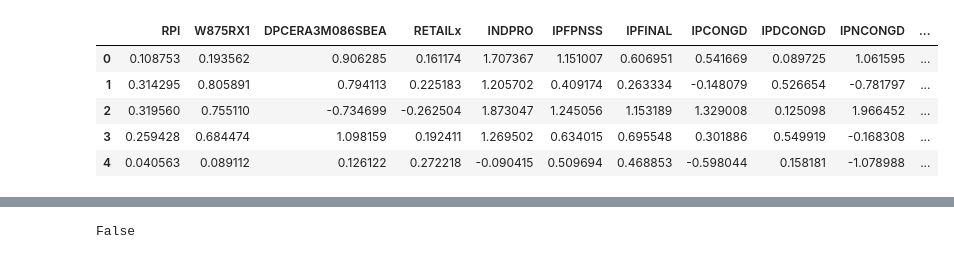
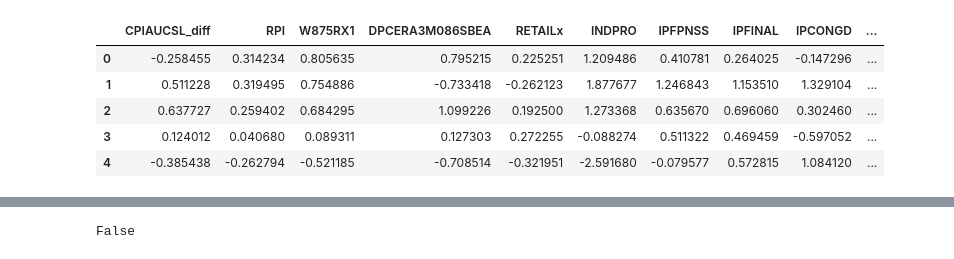
Before and after one commit to caiobaptistaa/Econometria-4_PUC-Rio, a Jupyter notebook: LSTM_Recurrent_Neural_Net.ipynb, the cells around one changed output, grey strips where cells are left out. Saved outputs shown, nothing was run; the diff lists cells and outputs as text; code cells hidden in the pictures.

```diff
--- a/LSTM_Recurrent_Neural_Net.ipynb
+++ b/LSTM_Recurrent_Neural_Net.ipynb
@@ -140,0 +141,5 @@ plt.plot(SP500_ts)
+# %%
+df = df.drop(columns = ["sasdate"]).astype(float)
+df = df.reset_index(drop=True)
+# %%
+data = pd.merge(CPI, df, left_index = True, right_index = True)
@@ -141,7 +155,5 @@ plt.plot(SP500_ts)
 # %%
 date = pd.to_datetime(date['sasdate'])
-# %%
-data = df.drop(columns = "sasdate")
 # %%
 scaler = StandardScaler()
 # %%
@@ -149,13 +161,13 @@ scaler = scaler.fit(data)
 # %%
 data_scaled = scaler.transform(data)
 # %%
-data_scaled_df = pd.DataFrame(data_scaled, columns = data.columns)
+data_new = pd.DataFrame(data_scaled, columns = data.columns)
 # %%
-data_scaled_df.head()
+data_new.head()
 # %% [output]
-|  | RPI | W875RX1 | DPCERA3M086SBEA | RETAILx | INDPRO | IPFPNSS | IPFINAL | IPCONGD | IPDCONGD | IPNCONGD | ... |
-| 0 | 0.108753 | 0.193562 | 0.906285 | 0.161174 | 1.707367 | 1.151007 | 0.606951 | 0.541669 | 0.089725 | 1.061595 | ... |
-| 1 | 0.314295 | 0.805891 | 0.794113 | 0.225183 | 1.205702 | 0.409174 | 0.263334 | -0.148079 | 0.526654 | -0.781797 | ... |
-| 2 | 0.319560 | 0.755110 | -0.734699 | -0.262504 | 1.873047 | 1.245056 | 1.153189 | 1.329008 | 0.125098 | 1.966452 | ... |
-| 3 | 0.259428 | 0.684474 | 1.098159 | 0.192411 | 1.269502 | 0.634015 | 0.695548 | 0.301886 | 0.549919 | -0.168308 | ... |
-| 4 | 0.040563 | 0.089112 | 0.126122 | 0.272218 | -0.090415 | 0.509694 | 0.468853 | -0.598044 | 0.158181 | -1.078988 | ... |
+|  | CPIAUCSL_diff | RPI | W875RX1 | DPCERA3M086SBEA | RETAILx | INDPRO | IPFPNSS | IPFINAL | IPCONGD | ... |
+| 0 | -0.258455 | 0.314234 | 0.805635 | 0.795215 | 0.225251 | 1.209486 | 0.410781 | 0.264025 | -0.147296 | ... |
+| 1 | 0.511228 | 0.319495 | 0.754886 | -0.733418 | -0.262123 | 1.877677 | 1.246843 | 1.153510 | 1.329104 | ... |
+| 2 | 0.637727 | 0.259402 | 0.684295 | 1.099226 | 0.192500 | 1.273368 | 0.635670 | 0.696060 | 0.302460 | ... |
+| 3 | 0.124012 | 0.040680 | 0.089311 | 0.127303 | 0.272255 | -0.088274 | 0.511322 | 0.469459 | -0.597052 | ... |
+| 4 | -0.385438 | -0.262794 | -0.521185 | -0.708514 | -0.321951 | -2.591680 | -0.079577 | 0.572815 | 1.084120 | ... |
```
Also changed, not shown: parts of 55 cells of this notebook.
